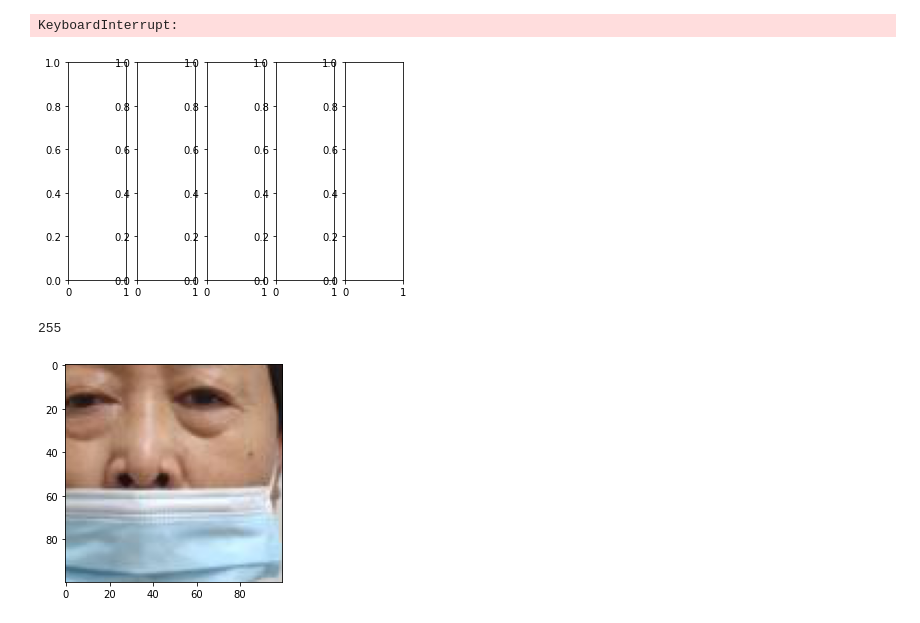
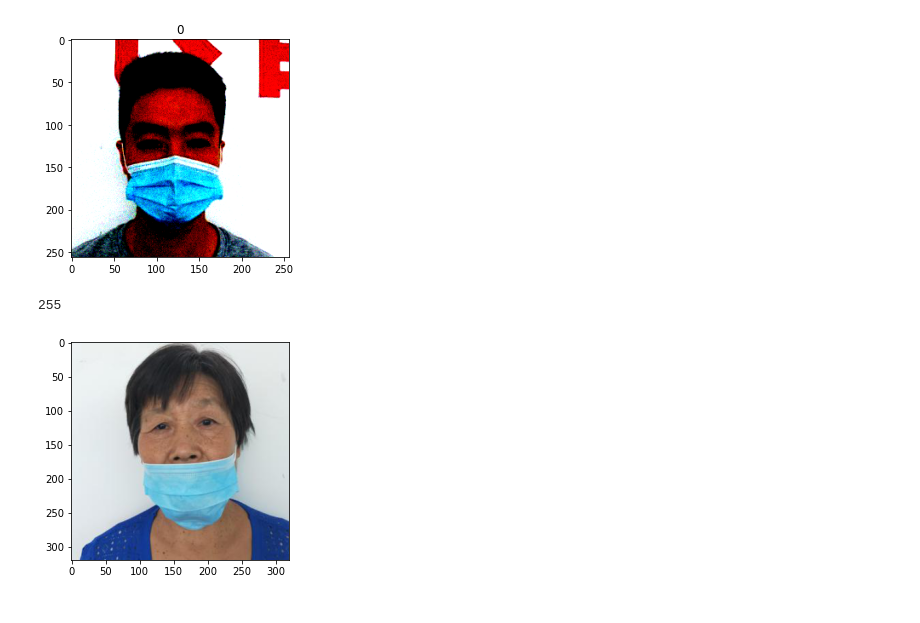
Before and after one commit to ark10806/AI_Tech, a Jupyter notebook: Phase3/End2End/data_test.ipynb, the cells around one changed output. Drawn from its saved outputs; the diff is of its cells as text; code cells hidden in the pictures.

```diff
--- a/Phase3/End2End/data_test.ipynb
+++ b/Phase3/End2End/data_test.ipynb
@@ -15,29 +15,28 @@ os.getcwd()
 
 dataroot = '/opt/ml/input/purified'
 # %%
-mask = data.NormalDataset(isTrain=True)
+mask = Data.NormalDataset(isTrain=True)
 # gend = data.ProjectedDataset(name='gender', isTrain=True)
 # age  = data.ProjectedDataset(name='age', isTrain=True)
 
 # mask_test = data.ProjectedDataset(name='mask', isTrain=False)
 # gend_test = data.ProjectedDataset(name='gender', isTrain=False)
 # age_test = data.ProjectedDataset(name='age', isTrain=False)
 
 fig = plt.figure()
 
-n_epochs = 5
+n_epochs = 1
 axs = [fig.add_subplot(1, n_epochs, i+1) for i in range(n_epochs)]
 imgs = []
 
-tosee = 1
+tosee = 0
 for epoch in range(n_epochs):
     for idx, (img, label) in enumerate(tqdm(mask)):
-        if label==17:
-            axs[epoch].imshow(np.asarray(img).transpose((1,2,0)))
+        if label==tosee:
+            axs[epoch].imshow(np.array(img, dtype=np.float64).transpose((1,2,0)) )
             axs[epoch].set_title(label)
             break
 
 plt.show()
 # %% [output]
-KeyboardInterrupt:
-[figure, old version]
+[figure, new version]
@@ -58,13 +59,14 @@ transforms = A.Compose([
 
 impath = os.path.join(dataroot, 'train')
 all_imgs = glob(f'{impath}/**/*.*')
-X = np.array(Image.open(all_imgs[0]), dtype=np.uint8)
+i += 1
+X = np.array(Image.open(all_imgs[i]), dtype=np.uint8)
 print(X.max())
 # X = transforms(image=X)
-X = A.CenterCrop(100,100)(image=X)['image']
+X = A.CenterCrop(320,320)(image=X)['image']
 # X = transforms(image=X)
 plt.imshow(X)
 plt.show()
 # %% [output]
 255
-[figure, old version]
+[figure, new version]
```
Also changed, not shown: parts of 7 cells of this notebook, 21 other files.
